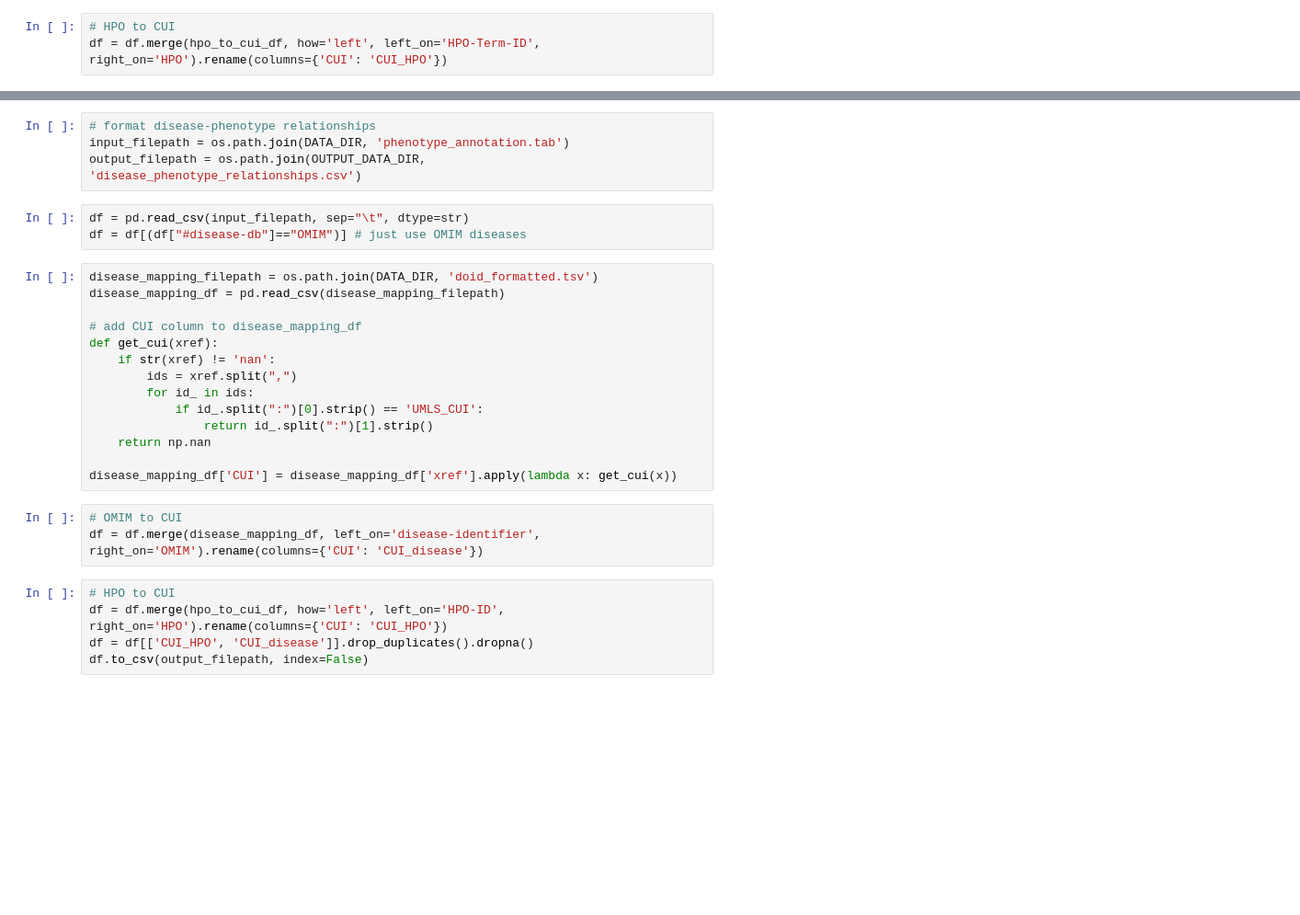
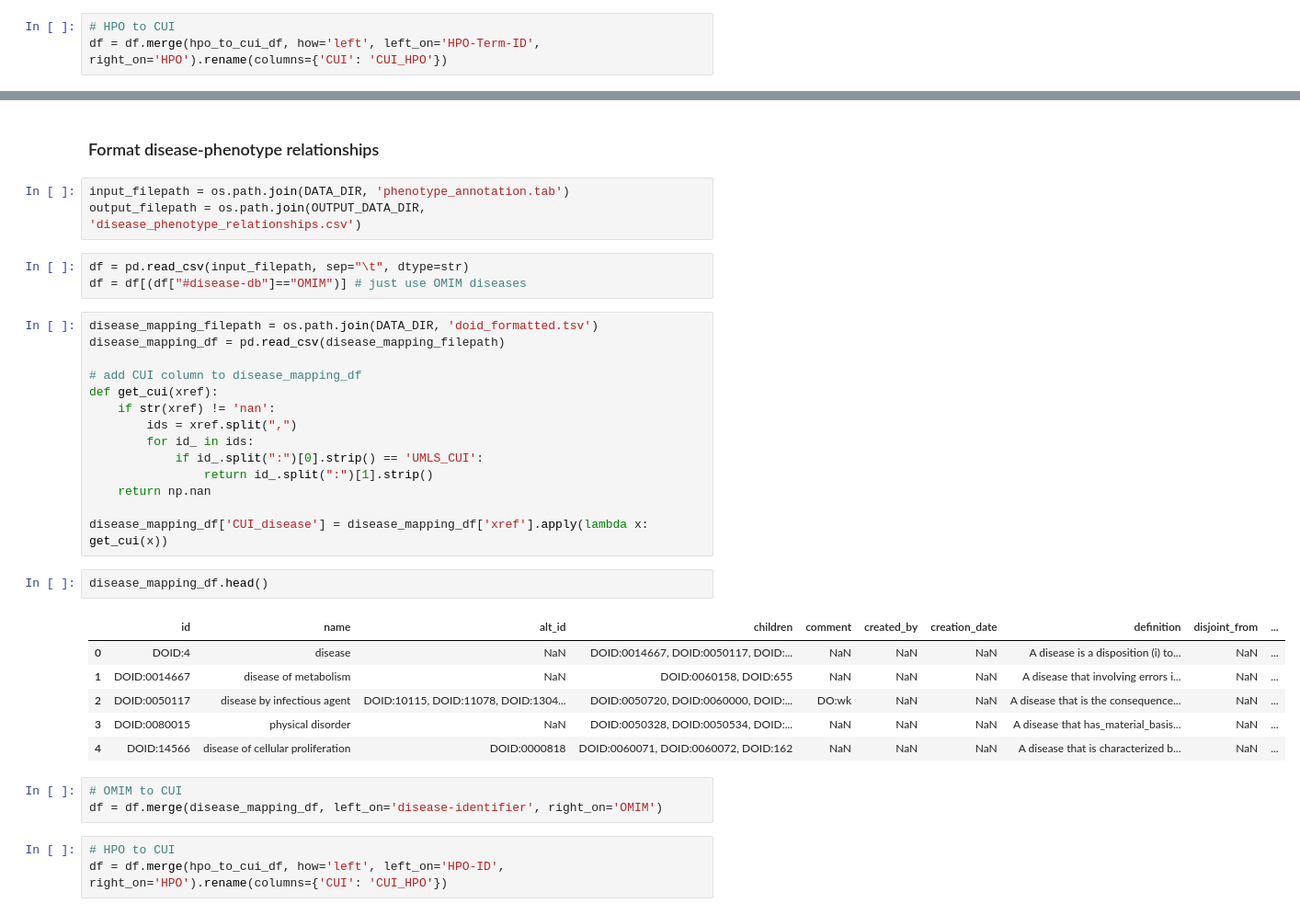
Before and after one commit to WGLab/kgev-neo4j, a Jupyter notebook: stage_4_data_integration/process_data_sources.ipynb, the cells around one changed output, grey strips where cells are left out. Shown: that part at 92% size. Drawn from its saved outputs; the diff is of its cells as text; blank space fills up the shorter version.

```diff
--- a/stage_4_data_integration/process_data_sources.ipynb
+++ b/stage_4_data_integration/process_data_sources.ipynb
@@ -122,5 +239,6 @@ df.to_csv(output_filepath, index=False)
+# %% [markdown]
+### Format disease-phenotype relationships
 # %%
-# format disease-phenotype relationships
 input_filepath = os.path.join(DATA_DIR, 'phenotype_annotation.tab')
 output_filepath = os.path.join(OUTPUT_DATA_DIR, 'disease_phenotype_relationships.csv')
 # %%
@@ -139,12 +257,19 @@ def get_cui(xref):
                 return id_.split(":")[1].strip()
     return np.nan
 
-disease_mapping_df['CUI'] = disease_mapping_df['xref'].apply(lambda x: get_cui(x))
+disease_mapping_df['CUI_disease'] = disease_mapping_df['xref'].apply(lambda x: get_cui(x))
+# %%
+disease_mapping_df.head()
+# %% [output]
+|  | id | name | alt_id | children | comment | created_by | creation_date | definition | disjoint_from | ... |
+| 0 | DOID:4 | disease | NaN | DOID:0014667, DOID:0050117, DOID:... | NaN | NaN | NaN | A disease is a disposition (i) to... | NaN | ... |
+| 1 | DOID:0014667 | disease of metabolism | NaN | DOID:0060158, DOID:655 | NaN | NaN | NaN | A disease that involving errors i... | NaN | ... |
+| 2 | DOID:0050117 | disease by infectious agent | DOID:10115, DOID:11078, DOID:1304... | DOID:0050720, DOID:0060000, DOID:... | DO:wk | NaN | NaN | A disease that is the consequence... | NaN | ... |
+| 3 | DOID:0080015 | physical disorder | NaN | DOID:0050328, DOID:0050534, DOID:... | NaN | NaN | NaN | A disease that has_material_basis... | NaN | ... |
+| 4 | DOID:14566 | disease of cellular proliferation | DOID:0000818 | DOID:0060071, DOID:0060072, DOID:162 | NaN | NaN | NaN | A disease that is characterized b... | NaN | ... |
 # %%
 # OMIM to CUI
-df = df.merge(disease_mapping_df, left_on='disease-identifier', right_on='OMIM').rename(columns={'CUI': 'CUI_disease'})
+df = df.merge(disease_mapping_df, left_on='disease-identifier', right_on='OMIM')
 # %%
 # HPO to CUI
 df = df.merge(hpo_to_cui_df, how='left', left_on='HPO-ID', right_on='HPO').rename(columns={'CUI': 'CUI_HPO'})
-df = df[['CUI_HPO', 'CUI_disease']].drop_duplicates().dropna()
-df.to_csv(output_filepath, index=False)
```
Also changed, not shown: parts of 32 cells of this notebook, 7 other files.
